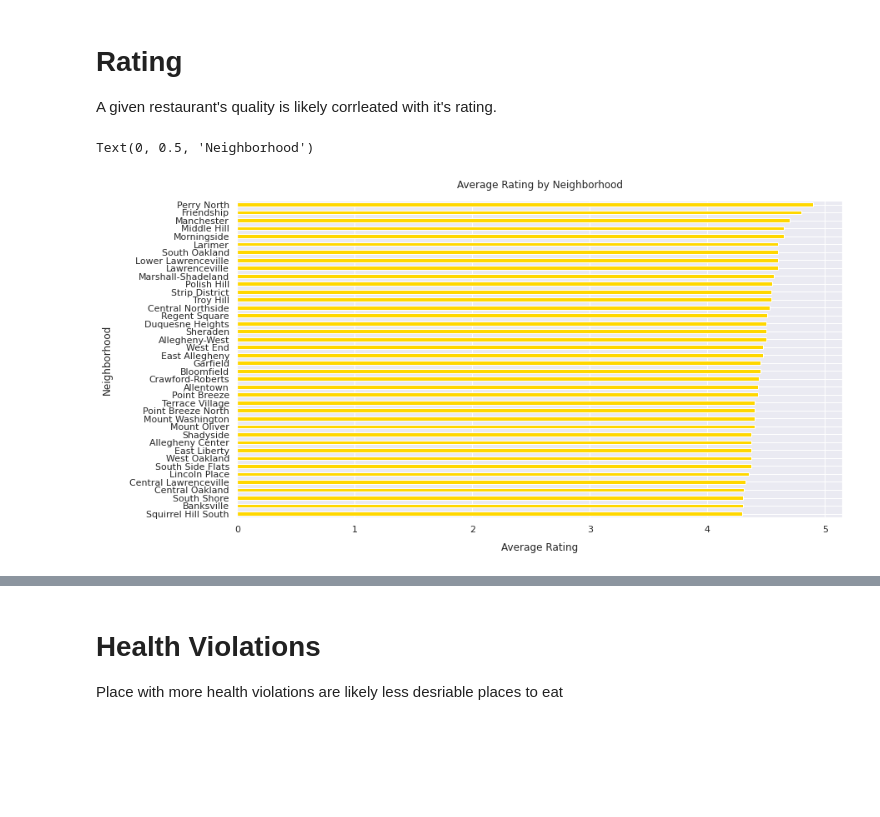
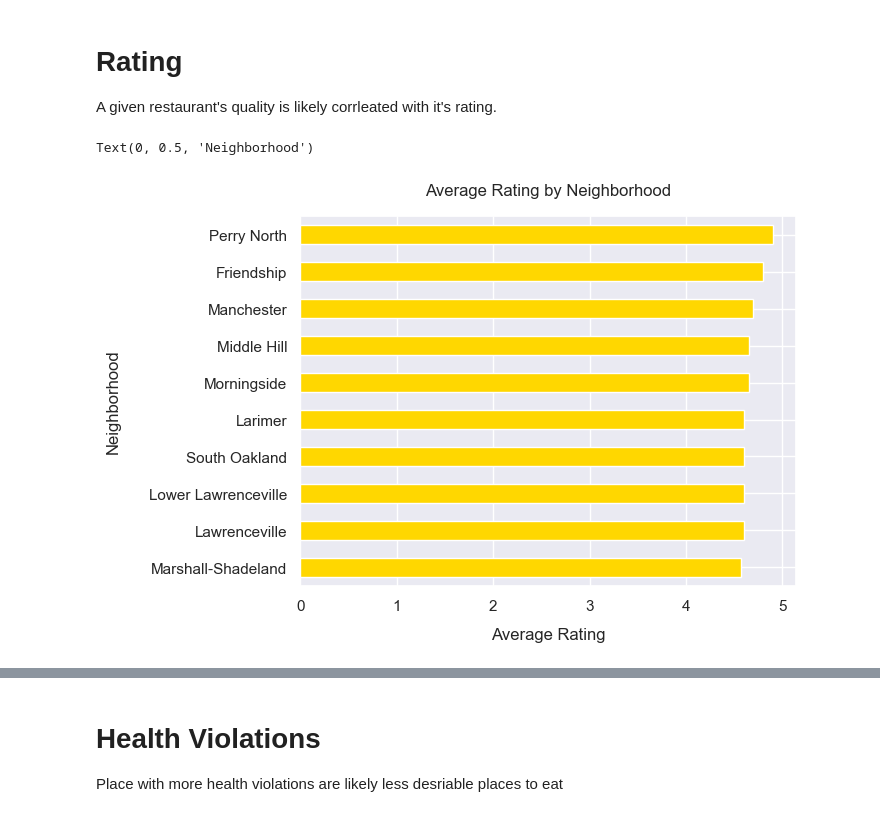
Before and after one commit to Bejofo/CMPINFO_0010_Final_Project, a Jupyter notebook: notebooks/summary.ipynb, the cells around one changed output, grey strips where cells are left out. Drawn from its saved outputs; the diff is of its cells as text; code cells hidden in the pictures; blank space fills up the shorter version.

```diff
--- a/notebooks/summary.ipynb
+++ b/notebooks/summary.ipynb
@@ -569,18 +579,17 @@ pyplot.axis("off")
 A given restaurant's quality is likely corrleated with it's rating.
 # %%
 import matplotlib.pyplot as pyplot
-fig, ax = pyplot.subplots(1, 1, figsize=(13, 7))
 
 neighboorhood_ratings = business_list.groupby('neighborhood')['rating'].mean().sort_values()
 neighboorhood_ratings = neighboorhood_ratings[neighboorhood_ratings.notnull()]
 
-ax = neighboorhood_ratings.tail(40).plot.barh(legend=False, color="gold")
+ax = neighboorhood_ratings.tail(10).plot.barh(legend=False, color="gold")
 pyplot.title("Average Rating by Neighborhood", pad=15)
 pyplot.xlabel("Average Rating", labelpad=10)
 pyplot.ylabel("Neighborhood", labelpad=20)
 # %% [output]
 Text(0, 0.5, 'Neighborhood')
-[figure, old version]
+[figure, new version]
 # %%
 map = generate_map(business_list, "rating")
 fig, ax = pyplot.subplots(figsize=(13, 7))
```
Also changed, not shown: parts of 23 cells of this notebook.
